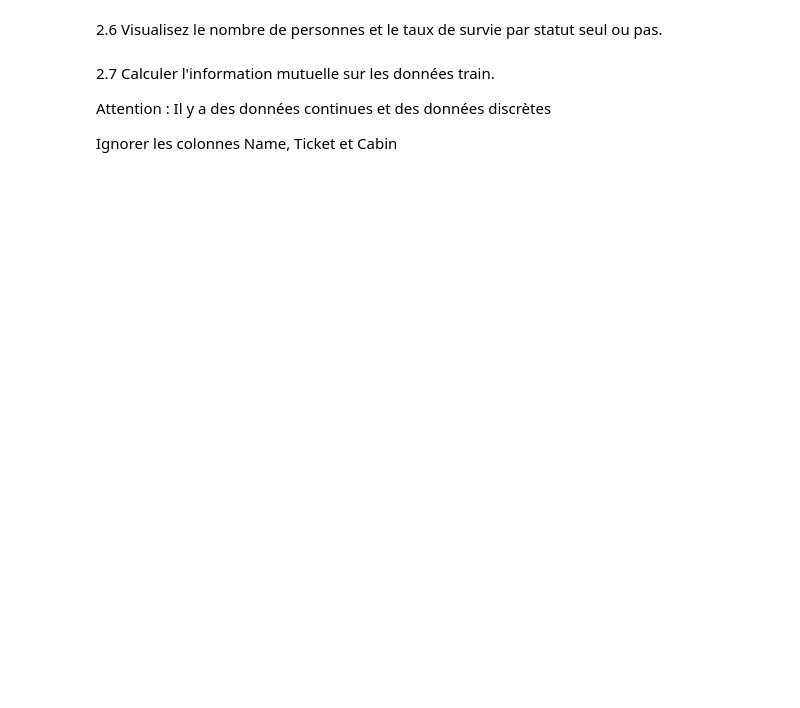
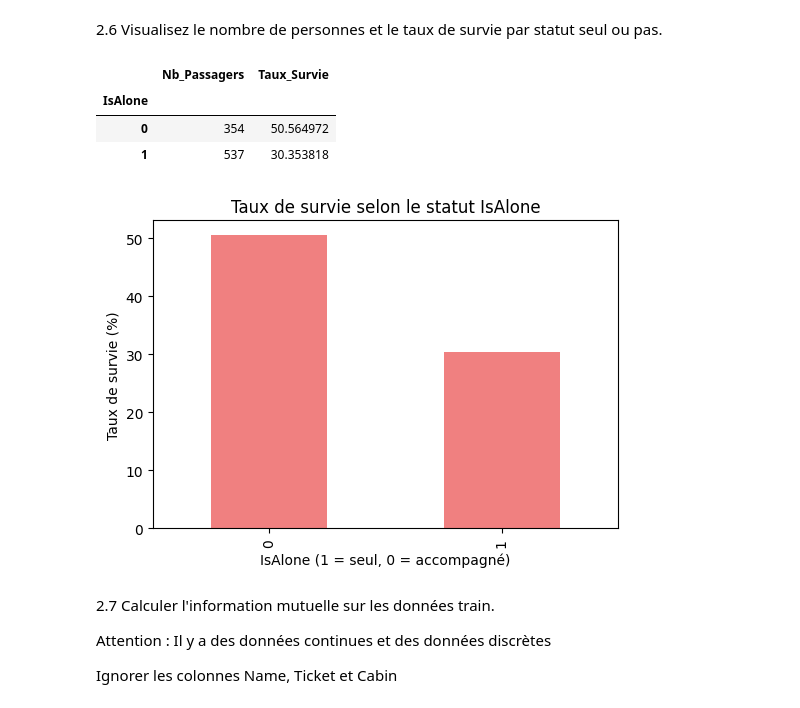
Before and after one commit to ArthurPoncin/Calculs, a Jupyter notebook: CollecteDonnees/tp_collecte.ipynb, the cells around one changed output. Drawn from its saved outputs; the diff is of its cells as text; code cells hidden in the pictures; blank space fills up the shorter version.

```diff
--- a/CollecteDonnees/tp_collecte.ipynb
+++ b/CollecteDonnees/tp_collecte.ipynb
@@ -224,3 +224,9 @@ plt.show()
 [figure]
 # %% [markdown]
 2.5 Calculer une nouvelle colonne IsAlone indiquant si le passager est seul ou pas, pour les DataFrame train et Test. Afficher pour 10 exemples l'Id du passager, le nom, l'age, le sexe et le status IsAlone.
+# %%
+train['IsAlone'] = (train['FamilySize'] == 1).astype(int)
+test['IsAlone'] = (test['FamilySize'] == 1).astype(int)
+
+print("=== Exemples avec statut IsAlone ===\n")
+display(train[['Name', 'Age', 'Sex', 'FamilySize', 'IsAlone']].head(10))
@@ -227,5 +247,23 @@ plt.show()
 # %% [markdown]
 2.6 Visualisez le nombre de personnes et le taux de survie par statut seul ou pas.
+# %%
+alone_stats = train.groupby('IsAlone')['Survived'].agg(['count', 'mean'])
+alone_stats.rename(columns={'count':'Nb_Passagers', 'mean':'Taux_Survie'}, inplace=True)
+alone_stats['Taux_Survie'] *= 100
+display(alone_stats)
+
+# Visualisation
+alone_stats.plot(kind='bar', y='Taux_Survie', legend=False, figsize=(6,4), color='lightcoral')
+plt.title("Taux de survie selon le statut IsAlone")
+plt.xlabel("IsAlone (1 = seul, 0 = accompagné)")
+plt.ylabel("Taux de survie (%)")
+plt.show()
+# %% [output]
+|  | Nb_Passagers | Taux_Survie |
+| IsAlone |  |  |
+| 0 | 354 | 50.564972 |
+| 1 | 537 | 30.353818 |
+[figure, added]
 # %% [markdown]
 2.7 Calculer l'information mutuelle sur les données train.
 
```
Also changed, not shown: parts of 3 cells of this notebook.
